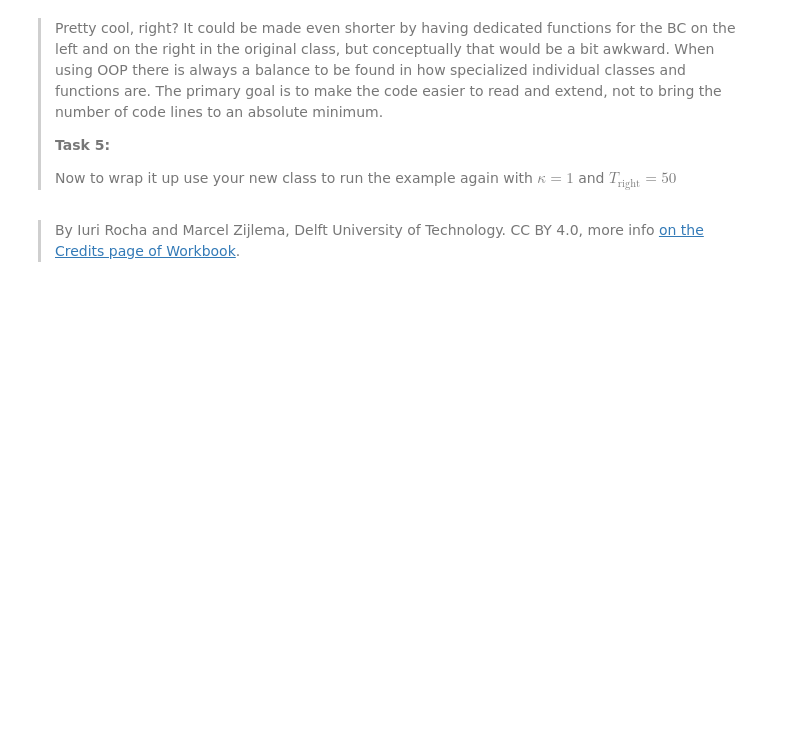
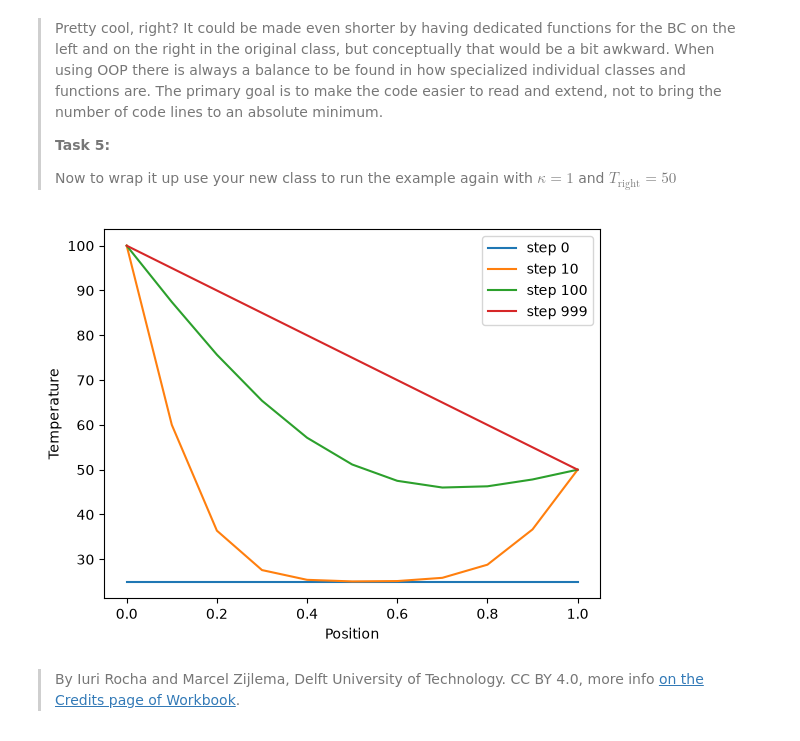
Before and after one commit to avandevelde12/PA2.1, a Jupyter notebook: 2_oop.ipynb, the cells around one changed output. Saved outputs shown, nothing was run; the diff lists cells and outputs as text; code cells hidden in the pictures; blank space fills up the shorter version.

```diff
--- a/2_oop.ipynb
+++ b/2_oop.ipynb
@@ -110,7 +118,8 @@ The code now looks much cleaner than before! Aside from the number of time steps
 # %%
 class MyDiffusion (Diffusion):
     def _apply_bcs(self, n):
-        # YOUR_CODE_LINES_HERE
+        self.T[n+1,0] = self.bc_left
+        self.T[n+1,-1] = self.bc_right
 # %% [markdown]
 > Pretty cool, right? It could be made even shorter by having dedicated functions for the BC on the left and on the right in the original class, but conceptually that would be a bit awkward. When using OOP there is always a balance to be found in how specialized individual classes and functions are. The primary goal is to make the code easier to read and extend, not to bring the number of code lines to an absolute minimum.
 >
@@ -124,2 +129,10 @@ new_model = # YOUR_CODE_LINE_HERE
+# %%
+new_model = MyDiffusion( L=1, dx=0.1, dt=0.001 )
+new_model.set_pde_params( kappa=1 )
+new_model.set_bcs( init=25, left=100, right=50 )
+new_model.solve(n_steps=1000)
+new_model.plot_steps(steps=[0, 10, 100, new_model.T.shape[0] - 1])
+# %% [output]
+[figure, added]
 # %% [markdown]
 > By Iuri Rocha and Marcel Zijlema, Delft University of Technology. CC BY 4.0, more info [on the Credits page of Workbook](https://mude.citg.tudelft.nl/workbook-2025/credits.html).
```
Also changed, not shown: parts of 6 cells of this notebook, 1 other file.
